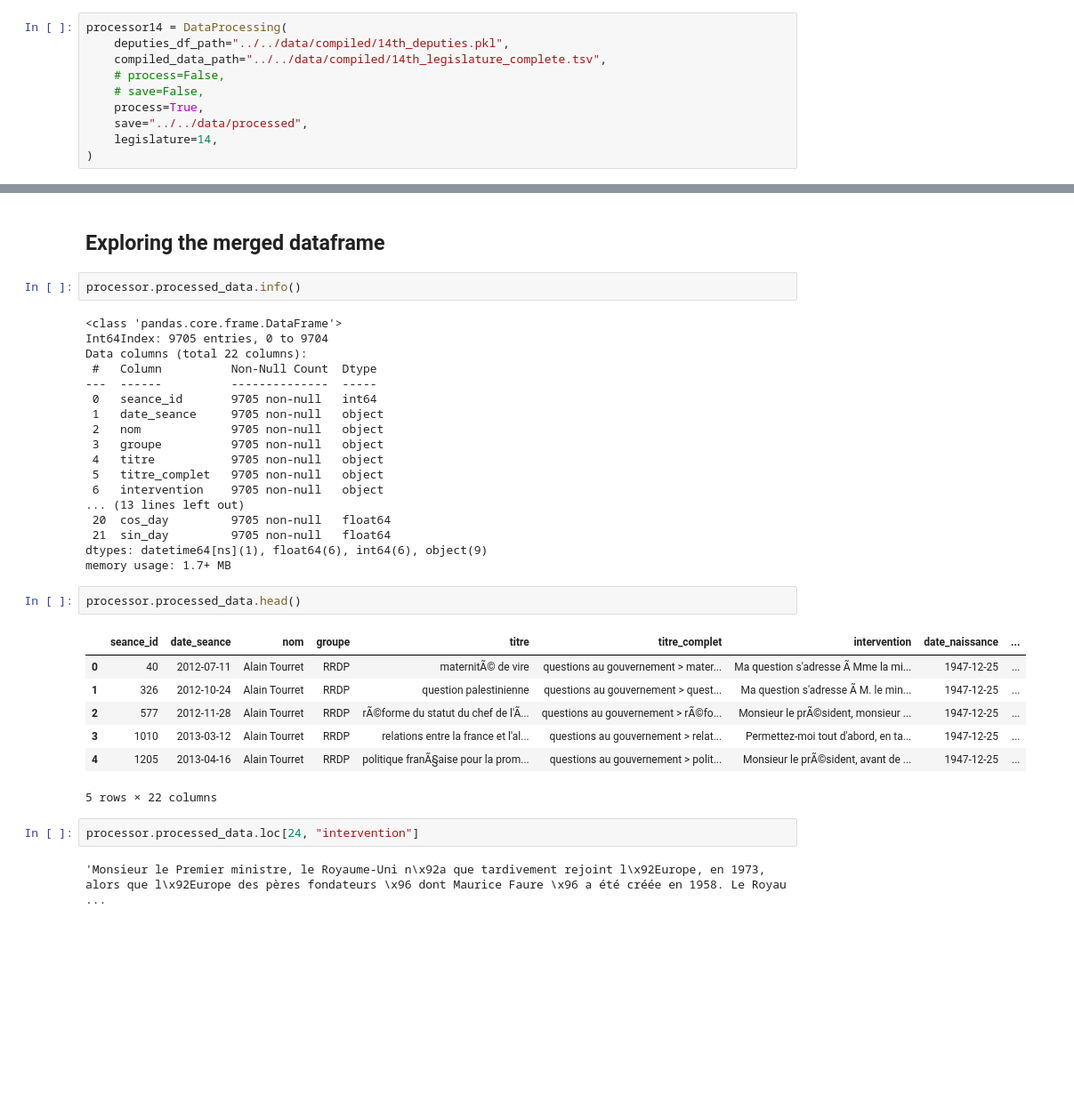
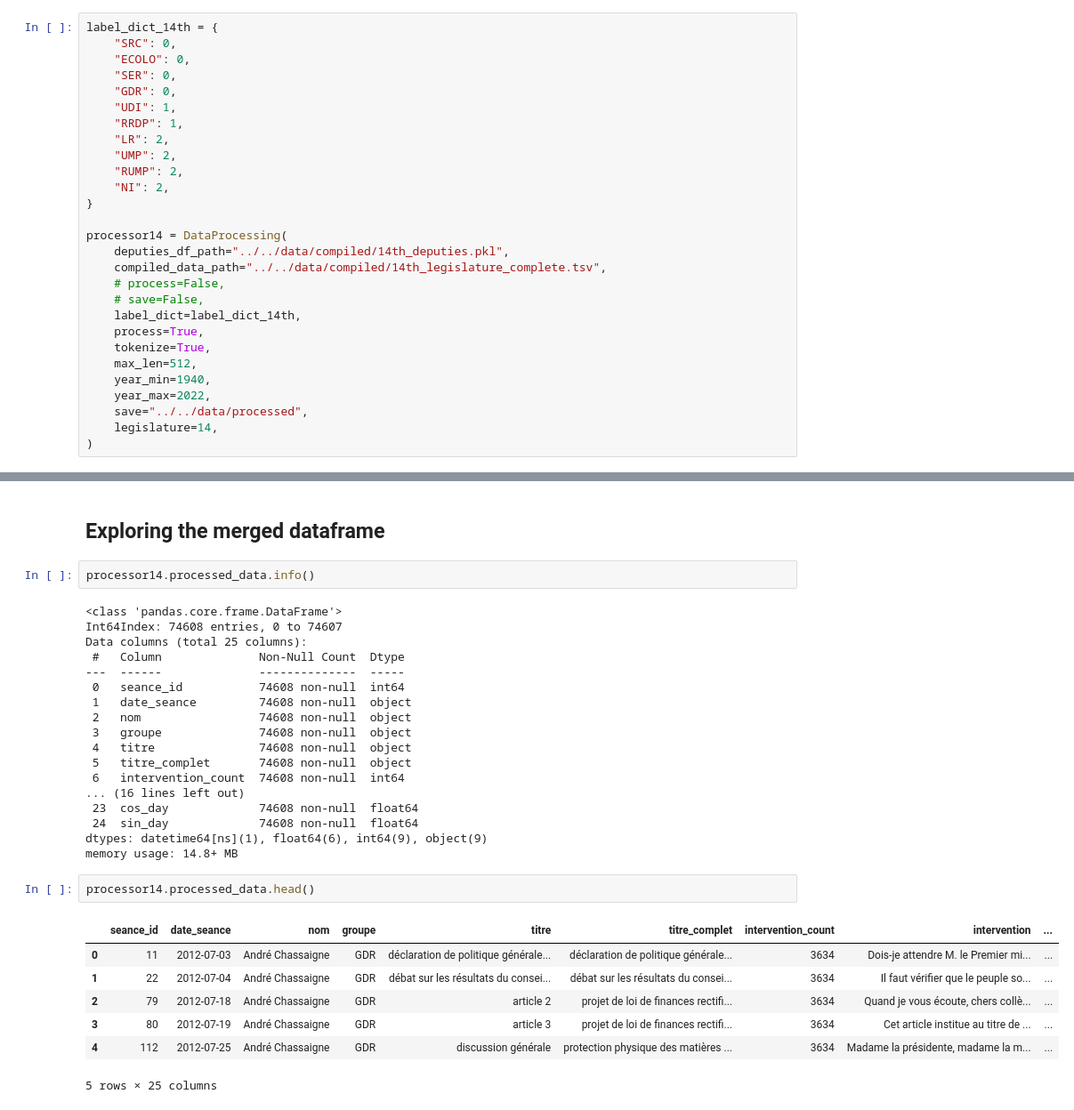
Before and after one commit to gwatkinson/NLP_Assemblee, a Jupyter notebook: docs/notebooks/processing.ipynb, the cells around one changed output, grey strips where cells are left out. Shown: that part at 89% size. Saved outputs shown, nothing was run; the diff lists cells and outputs as text; blank space fills up the shorter version.

```diff
--- a/docs/notebooks/processing.ipynb
+++ b/docs/notebooks/processing.ipynb
@@ -36,10 +59,28 @@ Saving the processed data...
 # %%
+label_dict_14th = {
+    "SRC": 0,
+    "ECOLO": 0,
+    "SER": 0,
+    "GDR": 0,
+    "UDI": 1,
+    "RRDP": 1,
+    "LR": 2,
+    "UMP": 2,
+    "RUMP": 2,
+    "NI": 2,
+}
+
 processor14 = DataProcessing(
     deputies_df_path="../../data/compiled/14th_deputies.pkl",
     compiled_data_path="../../data/compiled/14th_legislature_complete.tsv",
     # process=False,
     # save=False,
+    label_dict=label_dict_14th,
     process=True,
+    tokenize=True,
+    max_len=512,
+    year_min=1940,
+    year_max=2022,
     save="../../data/processed",
     legislature=14,
 )
@@ -136,36 +204,32 @@ processor14.compiled_data_processed.head()
 # %% [markdown]
 ## Exploring the merged dataframe
 # %%
-processor.processed_data.info()
+processor14.processed_data.info()
 # %% [output]
 <class 'pandas.core.frame.DataFrame'>
-Int64Index: 9705 entries, 0 to 9704
-Data columns (total 22 columns):
- #   Column          Non-Null Count  Dtype
----  ------          --------------  -----
- 0   seance_id       9705 non-null   int64
- 1   date_seance     9705 non-null   object
- 2   nom             9705 non-null   object
- 3   groupe          9705 non-null   object
- 4   titre           9705 non-null   object
- 5   titre_complet   9705 non-null   object
- 6   intervention    9705 non-null   object
-... (13 lines left out)
- 20  cos_day         9705 non-null   float64
- 21  sin_day         9705 non-null   float64
-dtypes: datetime64[ns](1), float64(6), int64(6), object(9)
-memory usage: 1.7+ MB
+Int64Index: 74608 entries, 0 to 74607
+Data columns (total 25 columns):
+ #   Column              Non-Null Count  Dtype
+---  ------              --------------  -----
+ 0   seance_id           74608 non-null  int64
+ 1   date_seance         74608 non-null  object
+ 2   nom                 74608 non-null  object
+ 3   groupe              74608 non-null  object
+ 4   titre               74608 non-null  object
+ 5   titre_complet       74608 non-null  object
+ 6   intervention_count  74608 non-null  int64
+... (16 lines left out)
+ 23  cos_day             74608 non-null  float64
+ 24  sin_day             74608 non-null  float64
+dtypes: datetime64[ns](1), float64(6), int64(9), object(9)
+memory usage: 14.8+ MB
 # %%
-processor.processed_data.head()
+processor14.processed_data.head()
 # %% [output]
-|  | seance_id | date_seance | nom | groupe | titre | titre_complet | intervention | date_naissance | ... |
-| 0 | 40 | 2012-07-11 | Alain Tourret | RRDP | maternitÃ© de vire | questions au gouvernement > mater... | Ma question s'adresse Ã Mme la mi... | 1947-12-25 | ... |
-| 1 | 326 | 2012-10-24 | Alain Tourret | RRDP | question palestinienne | questions au gouvernement > quest... | Ma question s'adresse Ã M. le min... | 1947-12-25 | ... |
-| 2 | 577 | 2012-11-28 | Alain Tourret | RRDP | rÃ©forme du statut du chef de l'Ã... | questions au gouvernement > rÃ©fo... | Monsieur le prÃ©sident, monsieur ... | 1947-12-25 | ... |
-| 3 | 1010 | 2013-03-12 | Alain Tourret | RRDP | relations entre la france et l'al... | questions au gouvernement > relat... | Permettez-moi tout d'abord, en ta... | 1947-12-25 | ... |
-| 4 | 1205 | 2013-04-16 | Alain Tourret | RRDP | politique franÃ§aise pour la prom... | questions au gouvernement > polit... | Monsieur le prÃ©sident, avant de ... | 1947-12-25 | ... |
+|  | seance_id | date_seance | nom | groupe | titre | titre_complet | intervention_count | intervention | ... |
+| 0 | 11 | 2012-07-03 | André Chassaigne | GDR | déclaration de politique générale... | déclaration de politique générale... | 3634 | Dois-je attendre M. le Premier mi... | ... |
+| 1 | 22 | 2012-07-04 | André Chassaigne | GDR | débat sur les résultats du consei... | débat sur les résultats du consei... | 3634 | Il faut vérifier que le peuple so... | ... |
+| 2 | 79 | 2012-07-18 | André Chassaigne | GDR | article 2 | projet de loi de finances rectifi... | 3634 | Quand je vous écoute, chers collè... | ... |
+| 3 | 80 | 2012-07-19 | André Chassaigne | GDR | article 3 | projet de loi de finances rectifi... | 3634 | Cet article institue au titre de ... | ... |
+| 4 | 112 | 2012-07-25 | André Chassaigne | GDR | discussion générale | protection physique des matières ... | 3634 | Madame la présidente, madame la m... | ... |
-5 rows × 22 columns
+5 rows × 25 columns
-# %%
-processor.processed_data.loc[24, "intervention"]
-# %% [output]
-'Monsieur le Premier ministre, le Royaume-Uni n\x92a que tardivement rejoint l\x92Europe, en 1973, alors que l\x92Europe des pères fondateurs \x96 dont Maurice Faure \x96 a été créée en 1958. Le Royau ...
```
Also changed, not shown: parts of 22 cells of this notebook.
